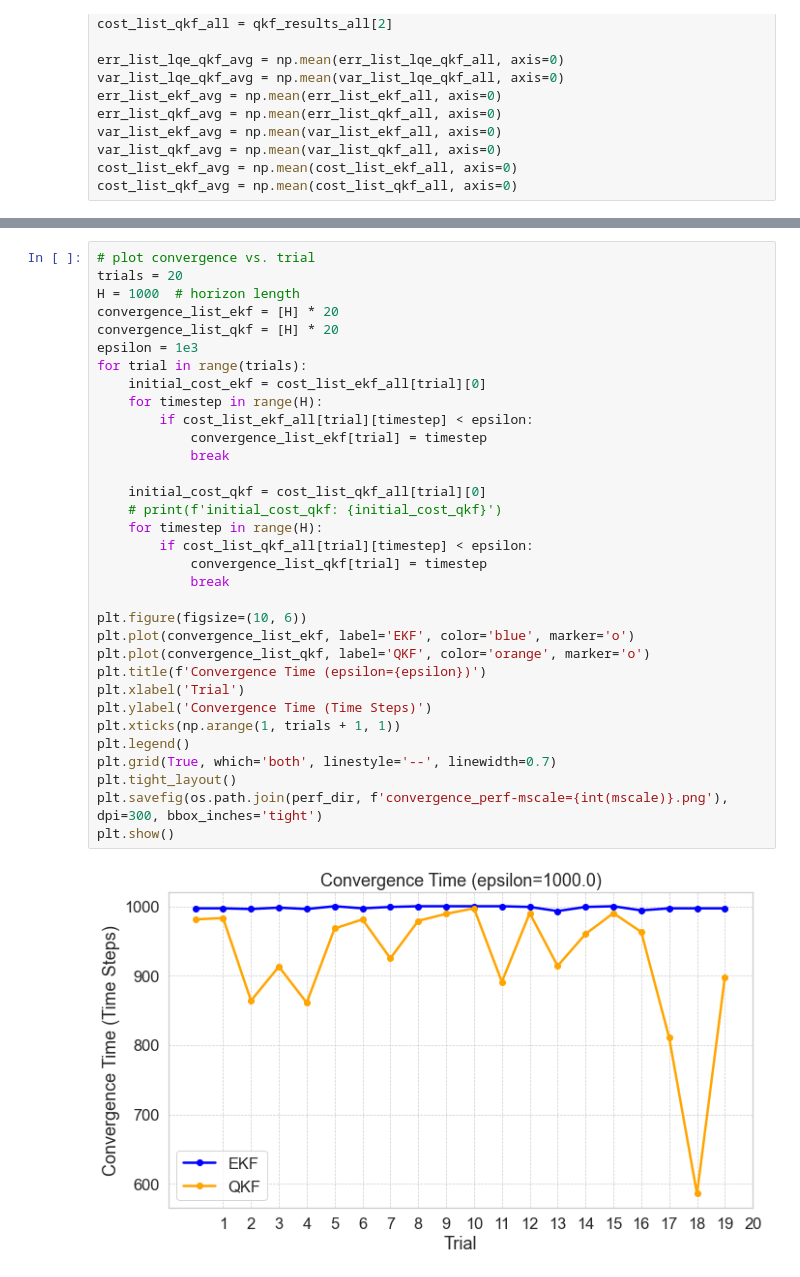
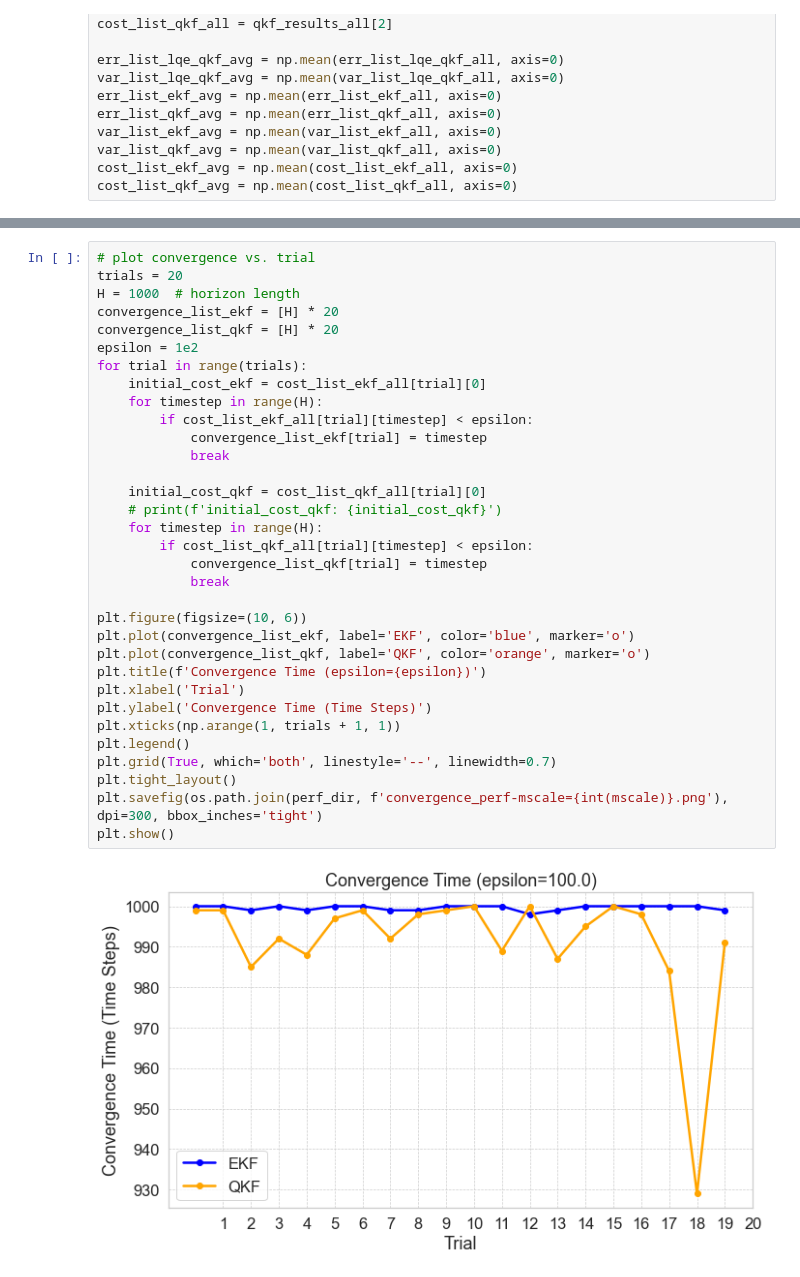
Before and after one commit to tengyoux297/LQG_EKF, a Jupyter notebook: LQG_QKF/plot_perf.ipynb, the cells around one changed output, grey strips where cells are left out. Cells and saved outputs as stored; diff of their text form.

```diff
--- a/LQG_QKF/plot_perf.ipynb
+++ b/LQG_QKF/plot_perf.ipynb
@@ -112,35 +112,35 @@ trials = 20
 H = 1000  # horizon length
 convergence_list_ekf = [H] * 20
 convergence_list_qkf = [H] * 20
-epsilon = 1e3
+epsilon = 1e2
 for trial in range(trials):
     initial_cost_ekf = cost_list_ekf_all[trial][0]
     for timestep in range(H):
         if cost_list_ekf_all[trial][timestep] < epsilon:
             convergence_list_ekf[trial] = timestep
             break
 
     initial_cost_qkf = cost_list_qkf_all[trial][0]
     # print(f'initial_cost_qkf: {initial_cost_qkf}')
     for timestep in range(H):
         if cost_list_qkf_all[trial][timestep] < epsilon:
             convergence_list_qkf[trial] = timestep
             break
 
 plt.figure(figsize=(10, 6))
 plt.plot(convergence_list_ekf, label='EKF', color='blue', marker='o')
 plt.plot(convergence_list_qkf, label='QKF', color='orange', marker='o')
 plt.title(f'Convergence Time (epsilon={epsilon})')
 plt.xlabel('Trial')
 plt.ylabel('Convergence Time (Time Steps)')
 plt.xticks(np.arange(1, trials + 1, 1))
 plt.legend()
 plt.grid(True, which='both', linestyle='--', linewidth=0.7)
 plt.tight_layout()
 plt.savefig(os.path.join(perf_dir, f'convergence_perf-mscale={int(mscale)}.png'), dpi=300, bbox_inches='tight')
 plt.show()
 # %% [output]
-[figure, old version]
+[figure, new version]
 # %%
 # plot: cost-to-go vs. non-linearity
 
```
Also changed, not shown: parts of 4 cells of this notebook, 25 other files.
